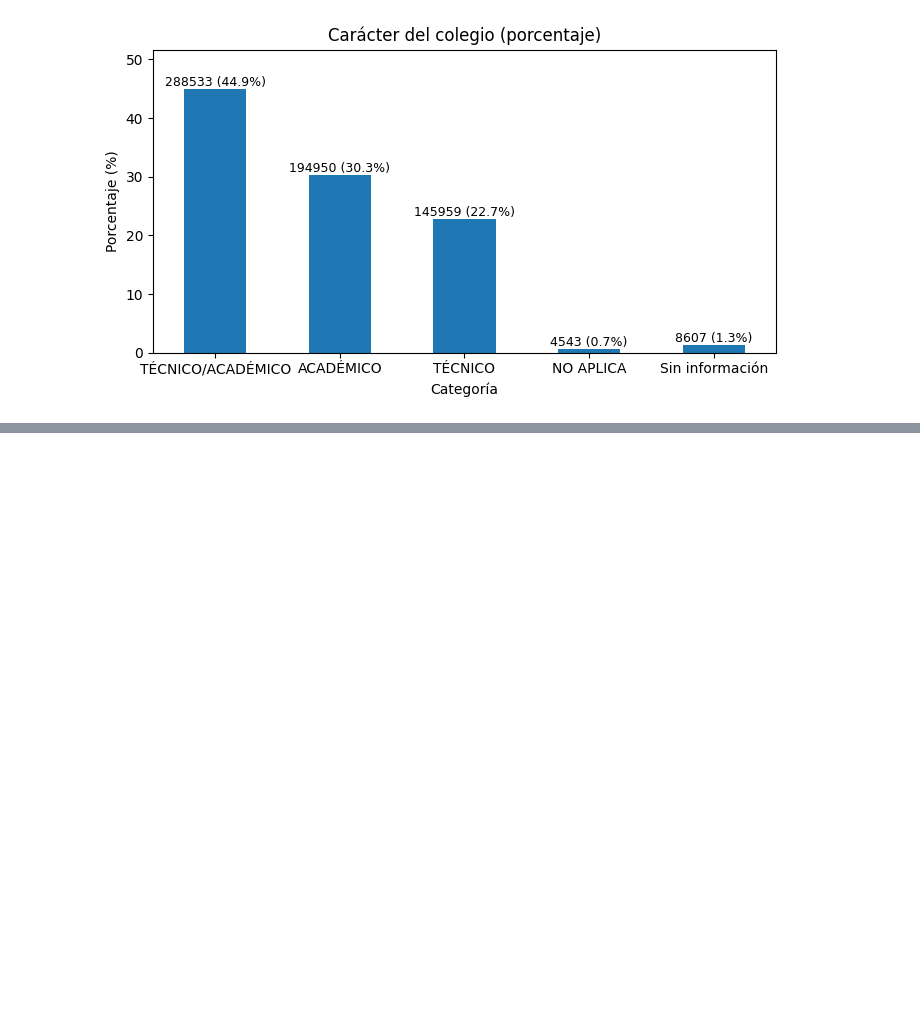
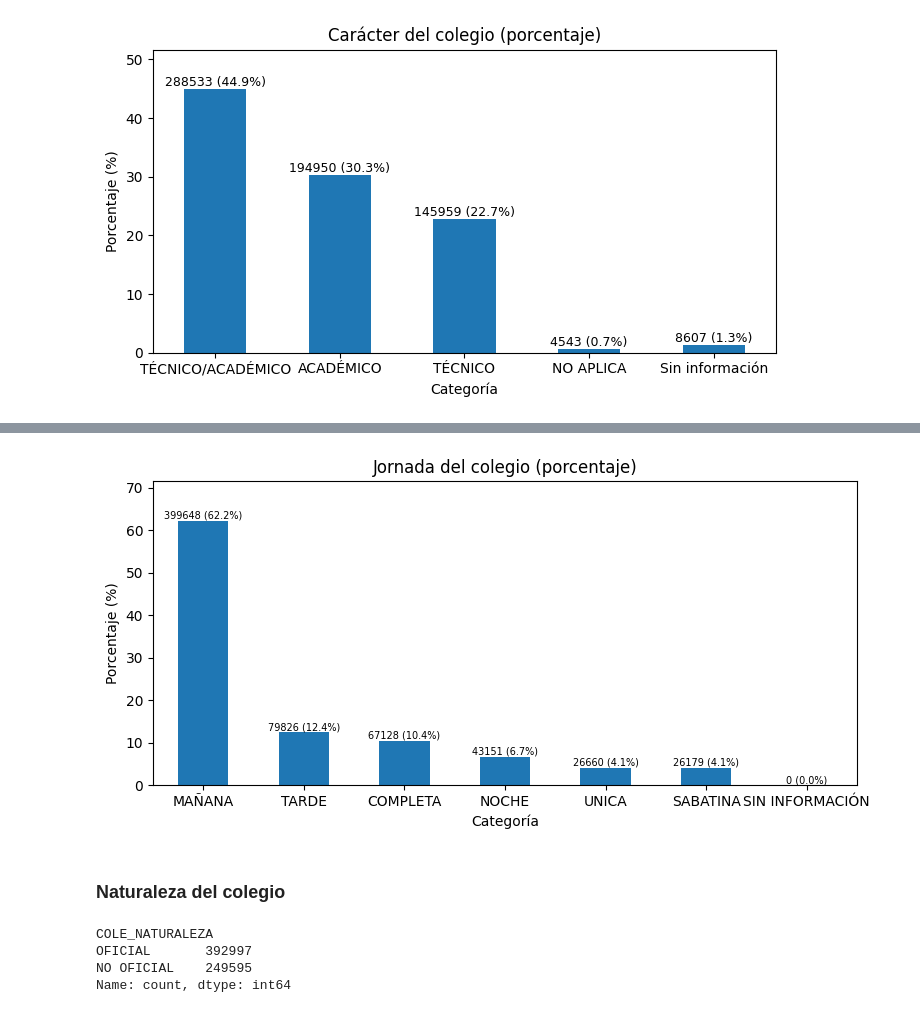
Before and after one commit to juancamilogoomezz/Proyecto-1, a Jupyter notebook: Experimentar Jeronimo.ipynb, the cells around one changed output, grey strips where cells are left out. Cells and saved outputs as stored; diff of their text form; code cells hidden in the pictures; blank space fills up the shorter version.

```diff
--- a/Experimentar Jeronimo.ipynb
+++ b/Experimentar Jeronimo.ipynb
@@ -700,0 +760,46 @@ plt.show()
+# %%
+columna = "COLE_JORNADA"
+
+col = (df[columna]
+       .astype("string")
+       .str.strip()
+       .str.upper()
+       .fillna("SIN INFORMACIÓN")
+)
+
+counts = col.value_counts(dropna=False)
+prop = counts / counts.sum() * 100
+
+# Orden (puedes cambiarlo si quieres otro)
+orden = ["MAÑANA", "TARDE", "COMPLETA", "NOCHE", "UNICA", "SABATINA", "SIN INFORMACIÓN"]
+counts = counts.reindex(orden, fill_value=0)
+prop = prop.reindex(orden, fill_value=0)
+
+plt.figure(figsize=(8,4))
+ax = prop.plot(kind="bar")
+
+plt.title("Jornada del colegio (porcentaje)")
+plt.xlabel("Categoría")
+plt.ylabel("Porcentaje (%)")
+plt.xticks(rotation=0)
+
+for i, categoria in enumerate(prop.index):
+    porcentaje = prop.loc[categoria]
+    n = counts.loc[categoria]
+    ax.text(i, porcentaje, f"{n} ({porcentaje:.1f}%)",
+            ha="center", va="bottom", fontsize=7)
+
+ax.set_ylim(0, prop.max() * 1.15 if prop.max() > 0 else 1)
+plt.tight_layout()
+plt.show()
+# %% [output]
+[figure, added]
+# %% [markdown]
+### Naturaleza del colegio
+# %%
+df["COLE_NATURALEZA"].value_counts()
+# %% [output]
+COLE_NATURALEZA
+OFICIAL       392997
+NO OFICIAL    249595
+Name: count, dtype: int64
```
Also changed, not shown: parts of 24 cells of this notebook.
